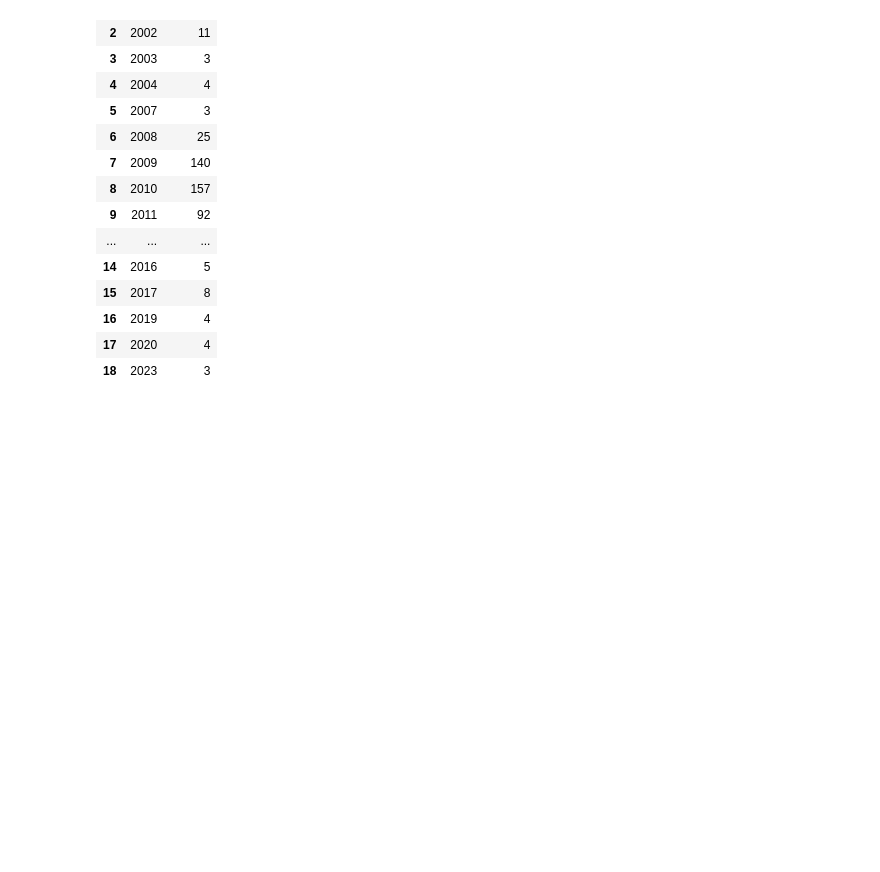
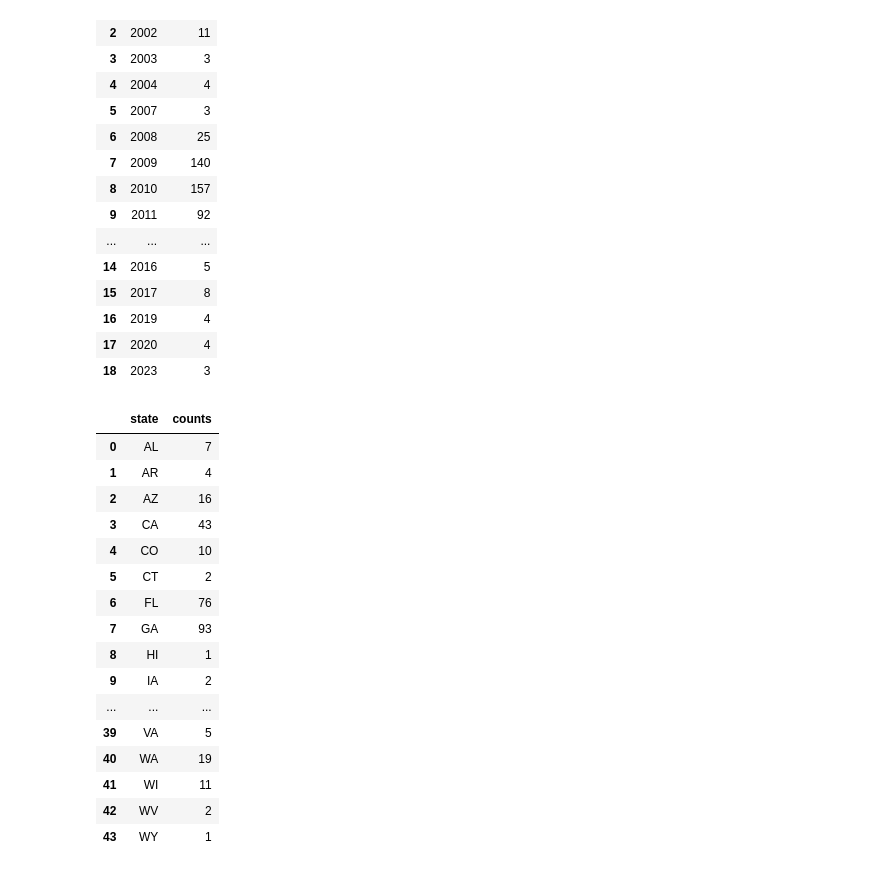
Before and after one commit to the-soham/failed-banks, a Jupyter notebook: failing_banks_support.ipynb, the cells around one changed output. Drawn from its saved outputs; the diff is of its cells as text; code cells hidden in the pictures; blank space fills up the shorter version.

```diff
--- a/failing_banks_support.ipynb
+++ b/failing_banks_support.ipynb
@@ -339,3 +339,24 @@ df_month  = df.groupby('month')['month'].count().reset_index(name='counts')
 df_month['month'] = df_month['month'].apply(lambda x: calendar.month_abbr[x])
 fig = px.bar(df_month, x='month', y='counts')
 fig.show()
+# %%
+df_state = df.groupby('state')['state'].count().reset_index(name='counts')
+df_state
+# %% [output]
+|  | state | counts |
+| 0 | AL | 7 |
+| 1 | AR | 4 |
+| 2 | AZ | 16 |
+| 3 | CA | 43 |
+| 4 | CO | 10 |
+| 5 | CT | 2 |
+| 6 | FL | 76 |
+| 7 | GA | 93 |
+| 8 | HI | 1 |
+| 9 | IA | 2 |
+| ... | ... | ... |
+| 39 | VA | 5 |
+| 40 | WA | 19 |
+| 41 | WI | 11 |
+| 42 | WV | 2 |
+| 43 | WY | 1 |
```
Also changed, not shown: 1 other file.
